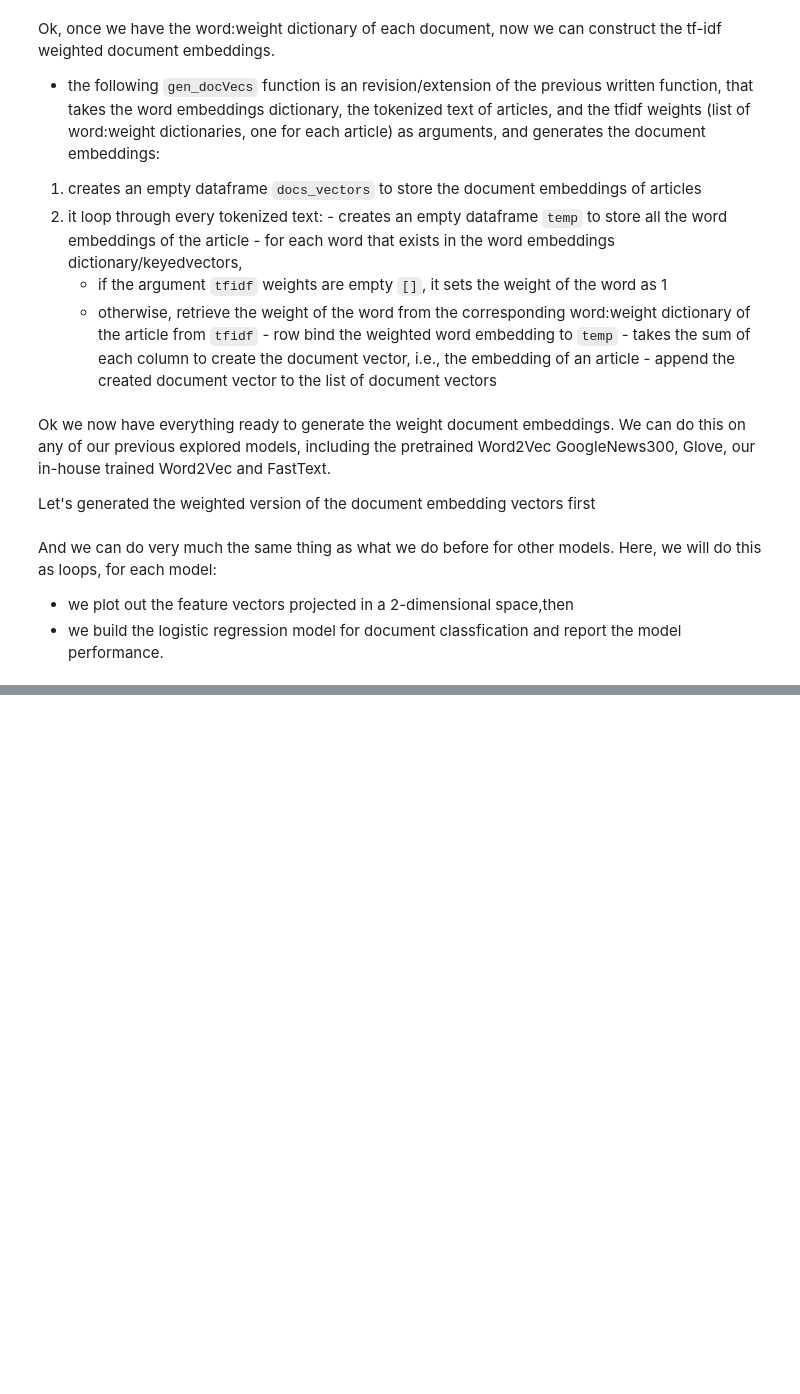
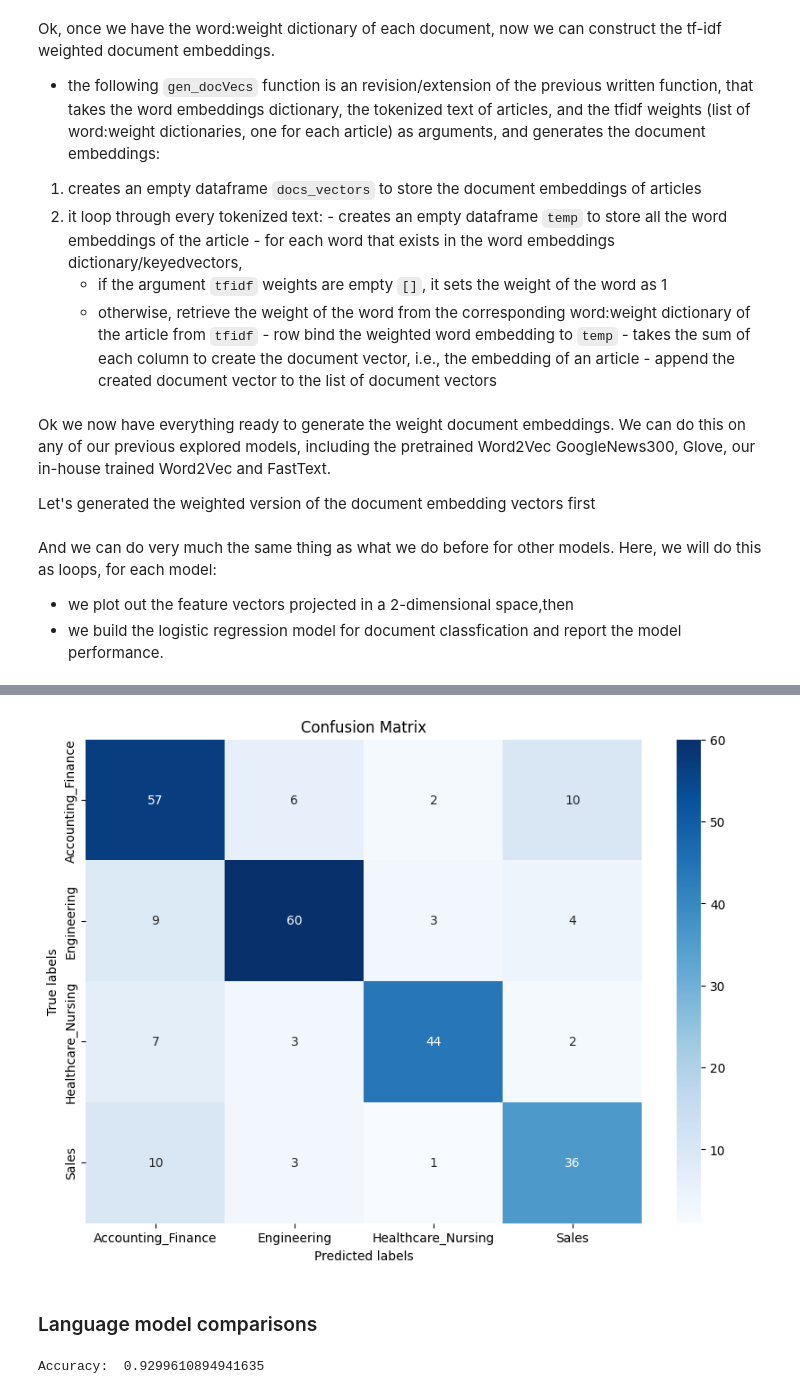
Before and after one commit to ayushpatel2002/jobs-data-NLP, a Jupyter notebook: w09_act2_embedding_classification copy.ipynb, the cells around one changed output, grey strips where cells are left out. Drawn from its saved outputs; the diff is of its cells as text; code cells hidden in the pictures; blank space fills up the shorter version.

```diff
--- a/w09_act2_embedding_classification copy.ipynb
+++ b/w09_act2_embedding_classification copy.ipynb
@@ -493,0 +518,29 @@ Accuracy:  0.7704280155642024
+# %%
+from sklearn.metrics import confusion_matrix
+import seaborn as sns
+import matplotlib.pyplot as plt
+
+# Predict on the test set
+y_pred = model.predict(X_test)
+
+# Generate the confusion matrix
+cm = confusion_matrix(y_test, y_pred)
+
+# Plotting
+plt.figure(figsize=(10,7))
+sns.heatmap(cm, annot=True, fmt='g', cmap='Blues', xticklabels=model.classes_, yticklabels=model.classes_)
+plt.xlabel('Predicted labels')
+plt.ylabel('True labels')
+plt.title('Confusion Matrix')
+plt.show()
+# %% [output]
+[figure, added]
+# %% [markdown]
+### Language model comparisons
+# %%
+X_train, X_test, y_train, y_test,train_indices,test_indices = train_test_split(tfidf_features, df['Category'], list(range(0,len(df))),test_size=0.33, random_state=3891013)
+model = LogisticRegression(max_iter = 2000,random_state=3891013)
+model.fit(X_train, y_train)
+print("Accuracy: ", model.score(X_test, y_test))
+# %% [output]
+Accuracy:  0.9299610894941635
```
Also changed, not shown: parts of 10 cells of this notebook.
